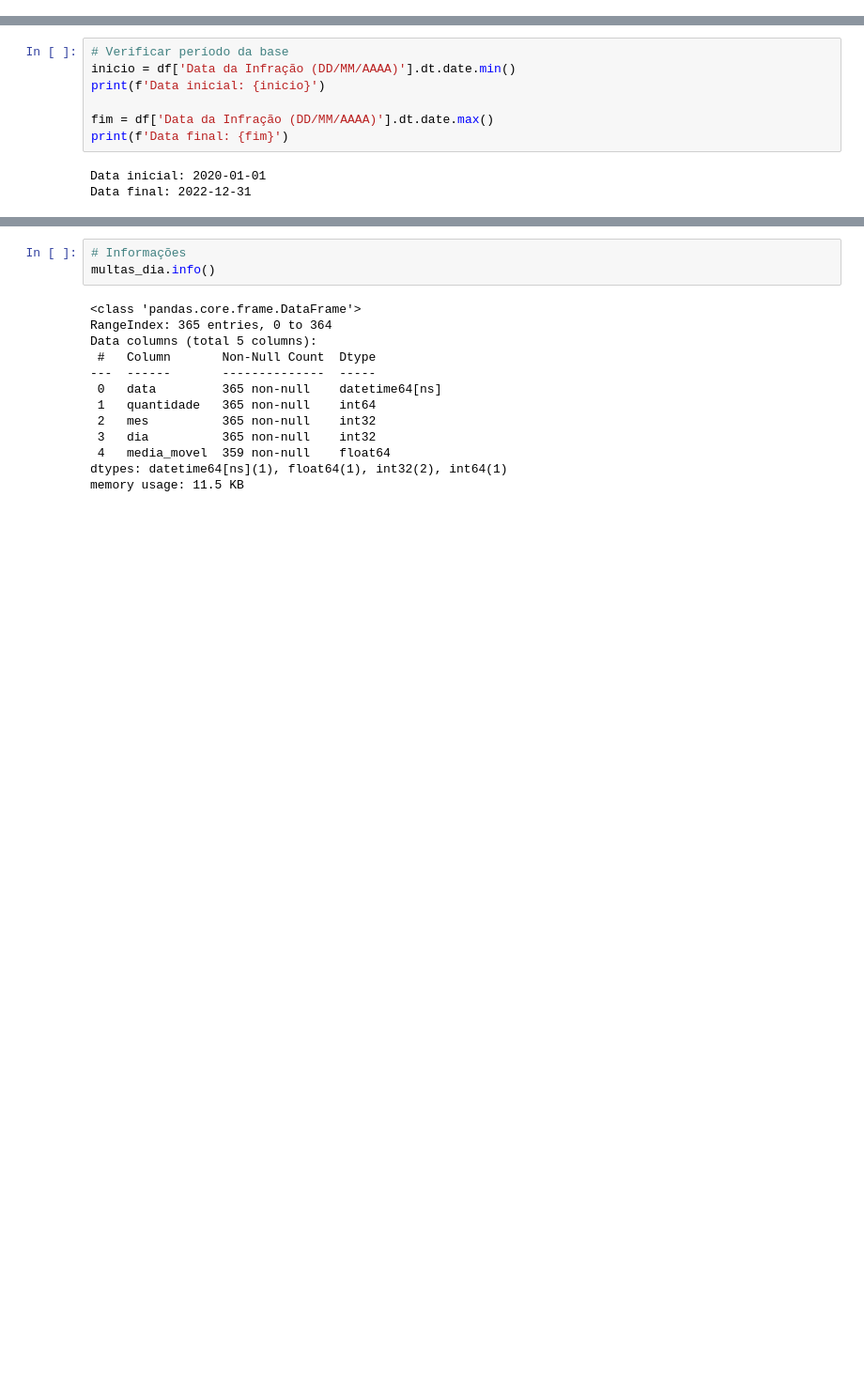
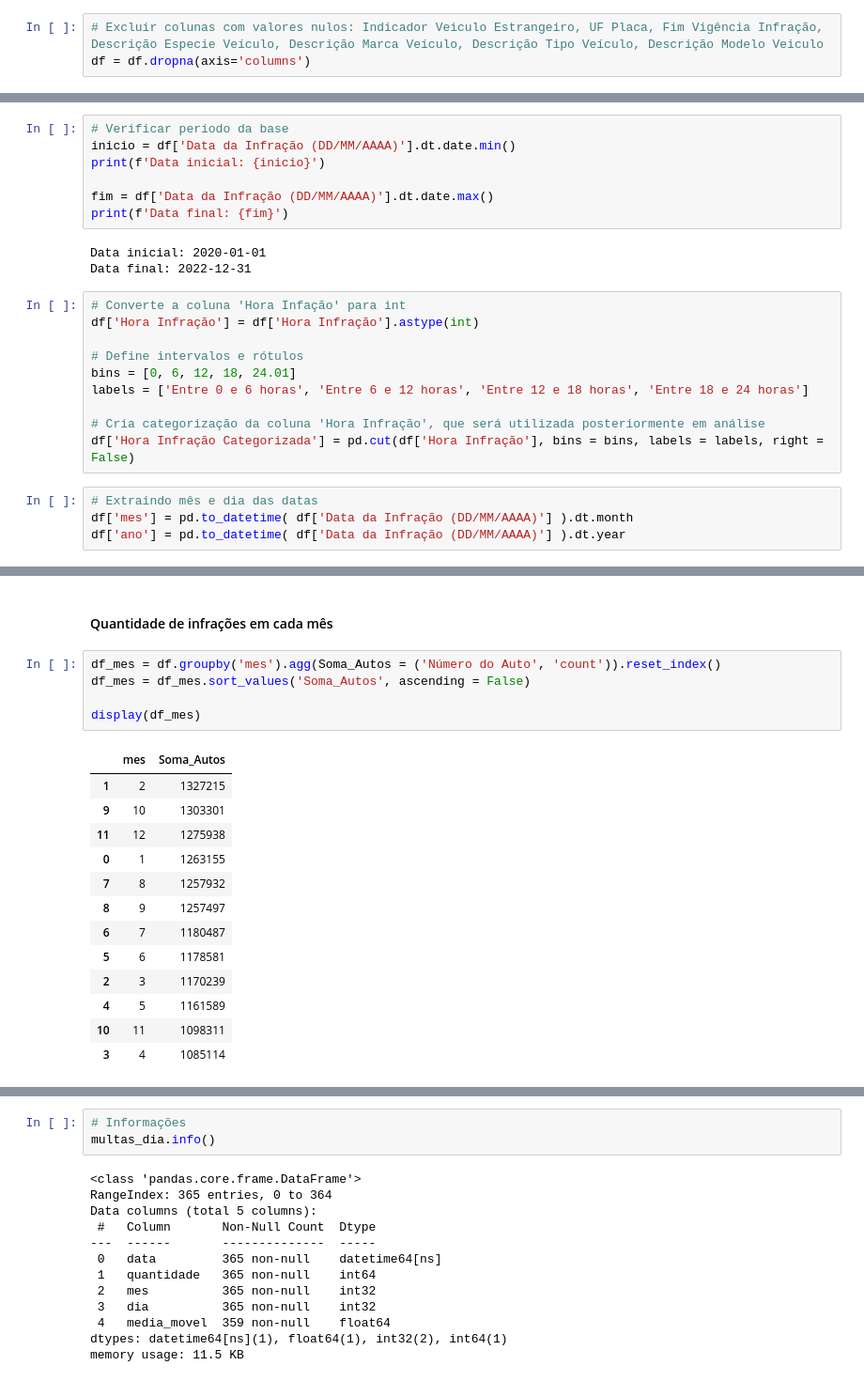
Before and after one commit to isabela-vitoriano/analise_dados_multas_prf, a Jupyter notebook: analise_exploratoria.ipynb, the cells around one changed output, grey strips where cells are left out. Shown at 94% size. Cells and saved outputs as stored; diff of their text form; blank space fills up the shorter version.

```diff
--- a/analise_exploratoria.ipynb
+++ b/analise_exploratoria.ipynb
@@ -190,4 +186,7 @@ Qtd Infrações                           0
 Descrição Tipo Veículo           10434367
 Descrição Modelo Veiculo         10423836
 dtype: int64
+# %%
+# Excluir colunas com valores nulos: Indicador Veiculo Estrangeiro, UF Placa, Fim Vigência Infração, Descrição Especie Veículo, Descrição Marca Veículo, Descrição Tipo Veículo, Descrição Modelo Veiculo
+df = df.dropna(axis='columns')
 # %%
@@ -203,3 +202,17 @@ print(f'Data final: {fim}')
 # %% [output]
 Data inicial: 2020-01-01
 Data final: 2022-12-31
+# %%
+# Converte a coluna 'Hora Infação' para int
+df['Hora Infração'] = df['Hora Infração'].astype(int)
+
+# Define intervalos e rótulos
+bins = [0, 6, 12, 18, 24.01]
+labels = ['Entre 0 e 6 horas', 'Entre 6 e 12 horas', 'Entre 12 e 18 horas', 'Entre 18 e 24 horas']
+
+# Cria categorização da coluna 'Hora Infração', que será utilizada posteriormente em análise
+df['Hora Infração Categorizada'] = pd.cut(df['Hora Infração'], bins = bins, labels = labels, right = False)
+# %%
+# Extraindo mês e dia das datas
+df['mes'] = pd.to_datetime( df['Data da Infração (DD/MM/AAAA)'] ).dt.month
+df['ano'] = pd.to_datetime( df['Data da Infração (DD/MM/AAAA)'] ).dt.year
@@ -205,0 +244,21 @@ Data final: 2022-12-31
+# %% [markdown]
+#### Quantidade de infrações em cada mês
+# %%
+df_mes = df.groupby('mes').agg(Soma_Autos = ('Número do Auto', 'count')).reset_index()
+df_mes = df_mes.sort_values('Soma_Autos', ascending = False)
+
+display(df_mes)
+# %% [output]
+|  | mes | Soma_Autos |
+| 1 | 2 | 1327215 |
+| 9 | 10 | 1303301 |
+| 11 | 12 | 1275938 |
+| 0 | 1 | 1263155 |
+| 7 | 8 | 1257932 |
+| 8 | 9 | 1257497 |
+| 6 | 7 | 1180487 |
+| 5 | 6 | 1178581 |
+| 2 | 3 | 1170239 |
+| 4 | 5 | 1161589 |
+| 10 | 11 | 1098311 |
+| 3 | 4 | 1085114 |
```
Also changed, not shown: parts of 28 cells of this notebook.
